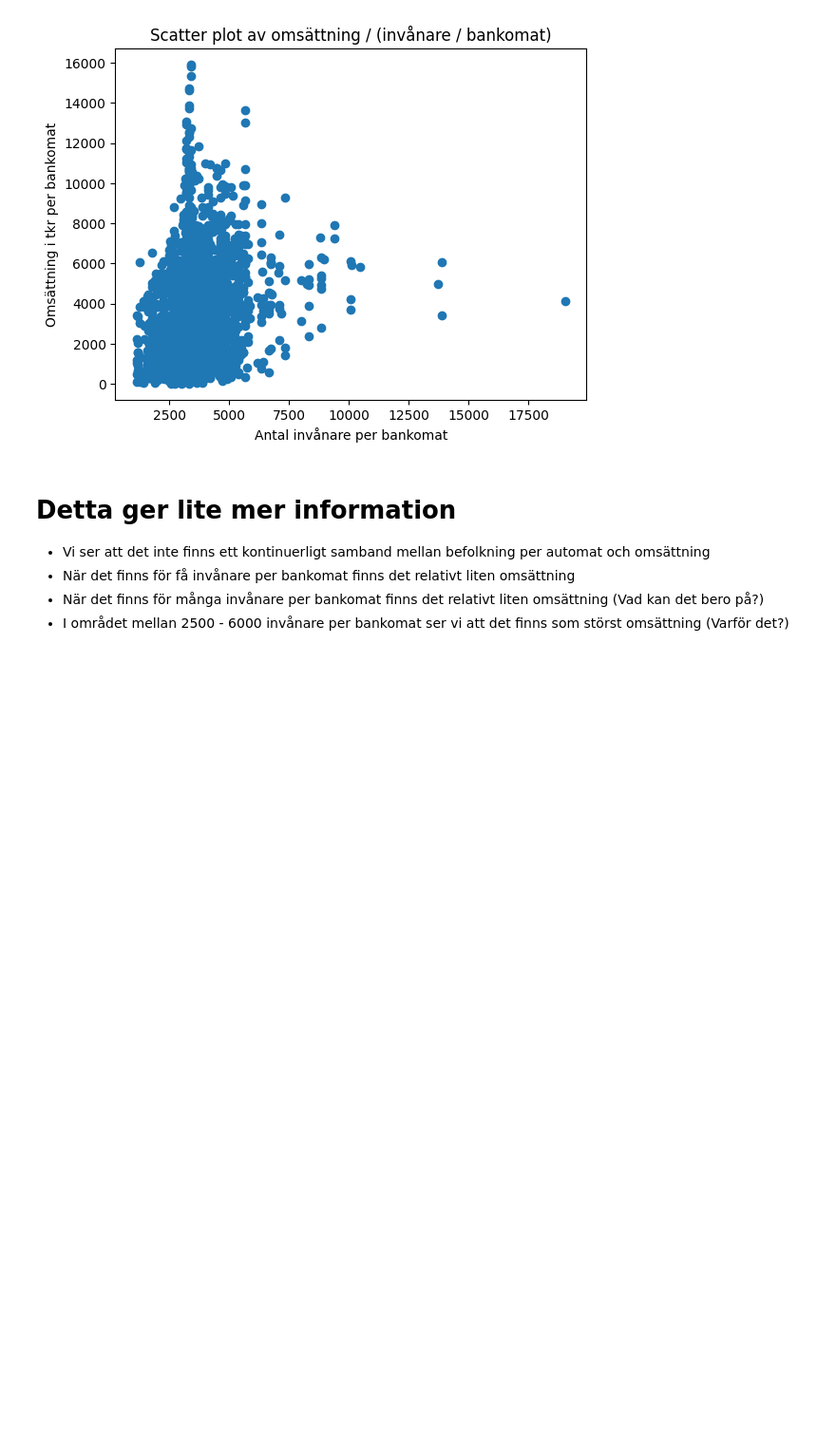
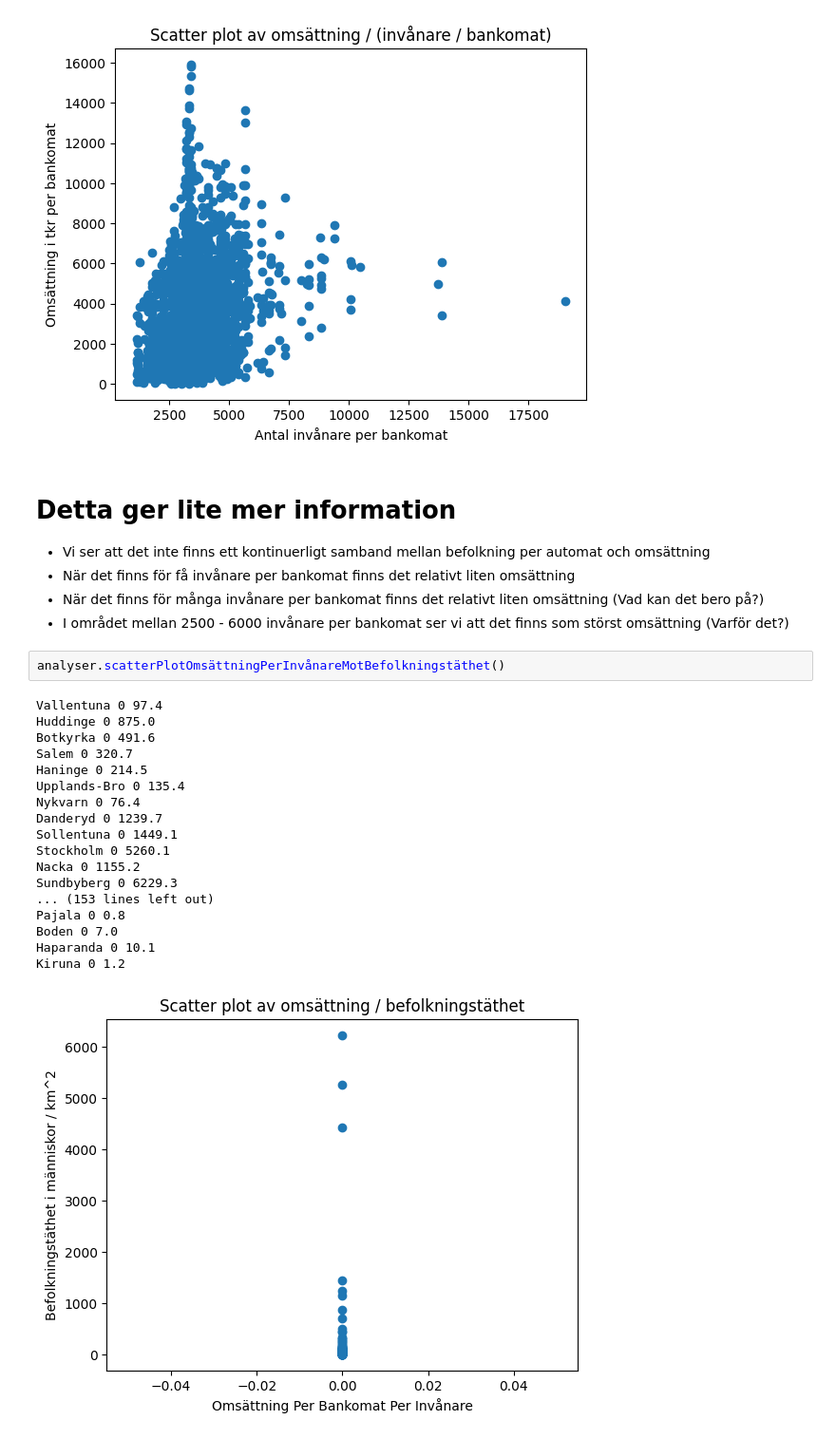
Before and after one commit to FabianFix/Kvaff-Projekt, a Jupyter notebook: project.ipynb, the cells around one changed output. Shown at 95% size. Saved outputs shown, nothing was run; the diff lists cells and outputs as text; blank space fills up the shorter version.

Commit message:
omsättning/befolkningstäthet

```diff
--- a/project.ipynb
+++ b/project.ipynb
@@ -59,3 +59,24 @@ analyser.scatterPlotOmsättningPerInvånarePerBankomat()
 * När det finns för få invånare per bankomat finns det relativt liten omsättning
 * När det finns för många invånare per bankomat finns det relativt liten omsättning (Vad kan det bero på?)
 * I området mellan 2500 - 6000 invånare per bankomat ser vi att det finns som störst omsättning (Varför det?)
+# %%
+analyser.scatterPlotOmsättningPerInvånareMotBefolkningstäthet()
+# %% [output]
+Vallentuna 0 97.4
+Huddinge 0 875.0
+Botkyrka 0 491.6
+Salem 0 320.7
+Haninge 0 214.5
+Upplands-Bro 0 135.4
+Nykvarn 0 76.4
+Danderyd 0 1239.7
+Sollentuna 0 1449.1
+Stockholm 0 5260.1
+Nacka 0 1155.2
+Sundbyberg 0 6229.3
+... (153 lines left out)
+Pajala 0 0.8
+Boden 0 7.0
+Haparanda 0 10.1
+Kiruna 0 1.2
+[figure, added]
```
Also changed, not shown: parts of 3 cells of this notebook, 2 other files.
